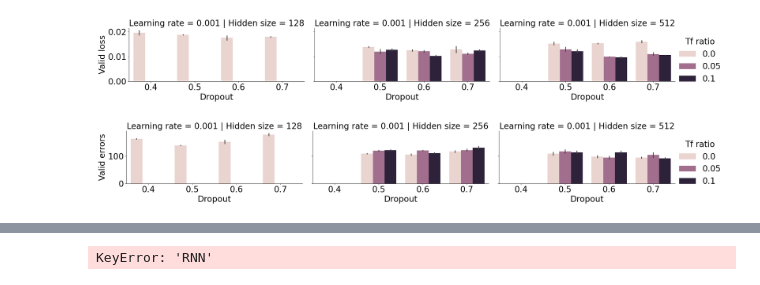
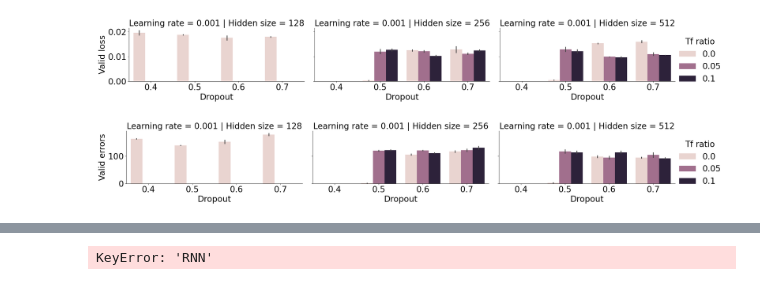
Before and after one commit to danieldager/swp-model, a Jupyter notebook: notebooks/grid_search.ipynb, the cells around one changed output, grey strips where cells are left out. Saved outputs shown, nothing was run; the diff lists cells and outputs as text; code cells hidden in the pictures.

```diff
--- a/notebooks/grid_search.ipynb
+++ b/notebooks/grid_search.ipynb
@@ -102,7 +102,7 @@ from swp.utils.grid_search import grid_search_aggregate
 plt.rcParams.update({"font.size": 24})
 
 # Aggregate the results
-# grid_search_aggregate()
+grid_search_aggregate()
 
 # Load the results with pandas
 results = pd.read_csv('../results/gridsearch/aggregated_training.csv')
@@ -155,33 +155,33 @@ results = results.sort_values(by='Train errors')
 
 lstms = results[results['Recurrent type'] == 'LSTM']
 lstms = lstms[lstms["Epoch"] > 68]
 lstms = lstms[lstms["Learning rate"] == 0.001]
 sns.catplot(
     data=lstms,
     y='Valid loss',
     x="Dropout",
     col="Hidden size",
     row="Learning rate",
     hue="Tf ratio",
     kind='bar',
     height=4,
     aspect=2
 )
 plt.show()
 sns.catplot(
     data=lstms,
     y='Valid errors',
     x="Dropout",
     col="Hidden size",
     row="Learning rate",
     hue="Tf ratio",
     kind='bar',
     height=4,
     aspect=2
 )
 plt.show()
 lstms
 # %% [output]
-[figure, old version]
+[figure, new version]
-[figure, old version]
+[figure, new version]
 |  | Model name | Train name | Model type | Start token id | Recurrent type | Hidden size | Num layers | Dropout | ... |
```
Also changed, not shown: parts of 2 cells of this notebook, 17 other files.
